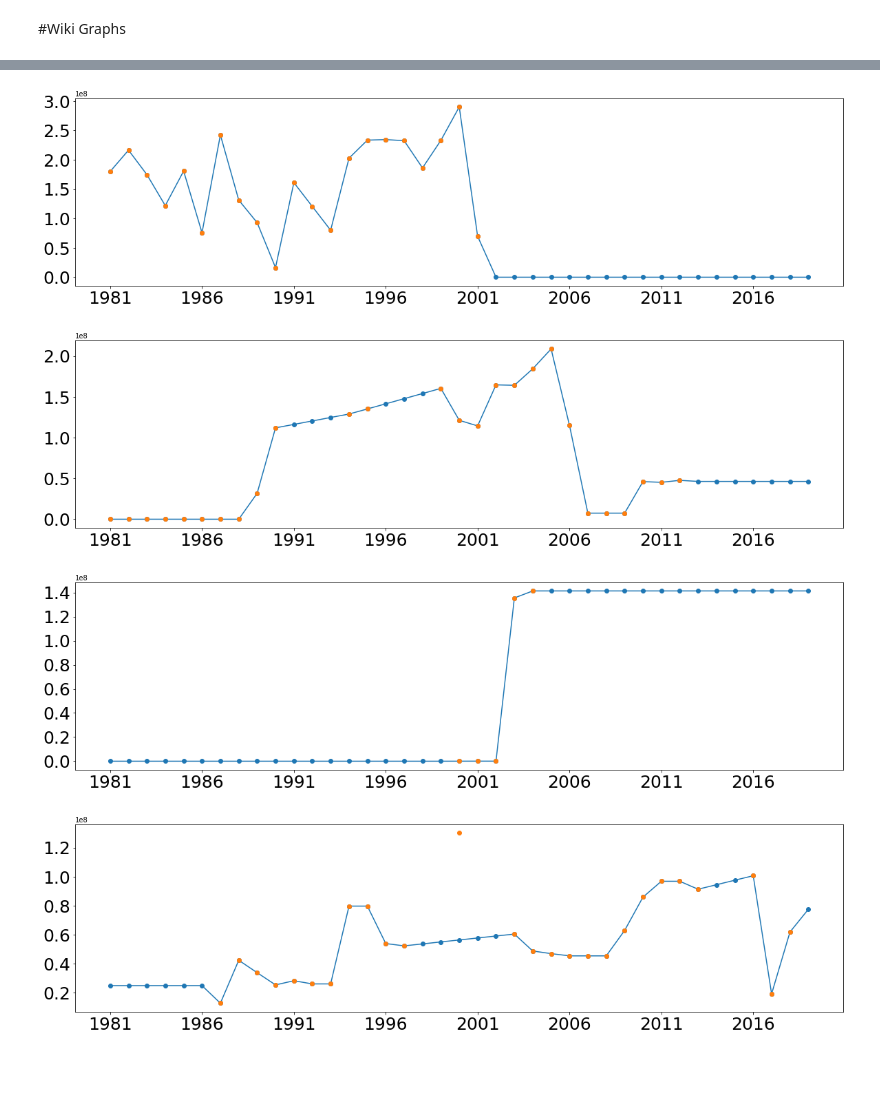
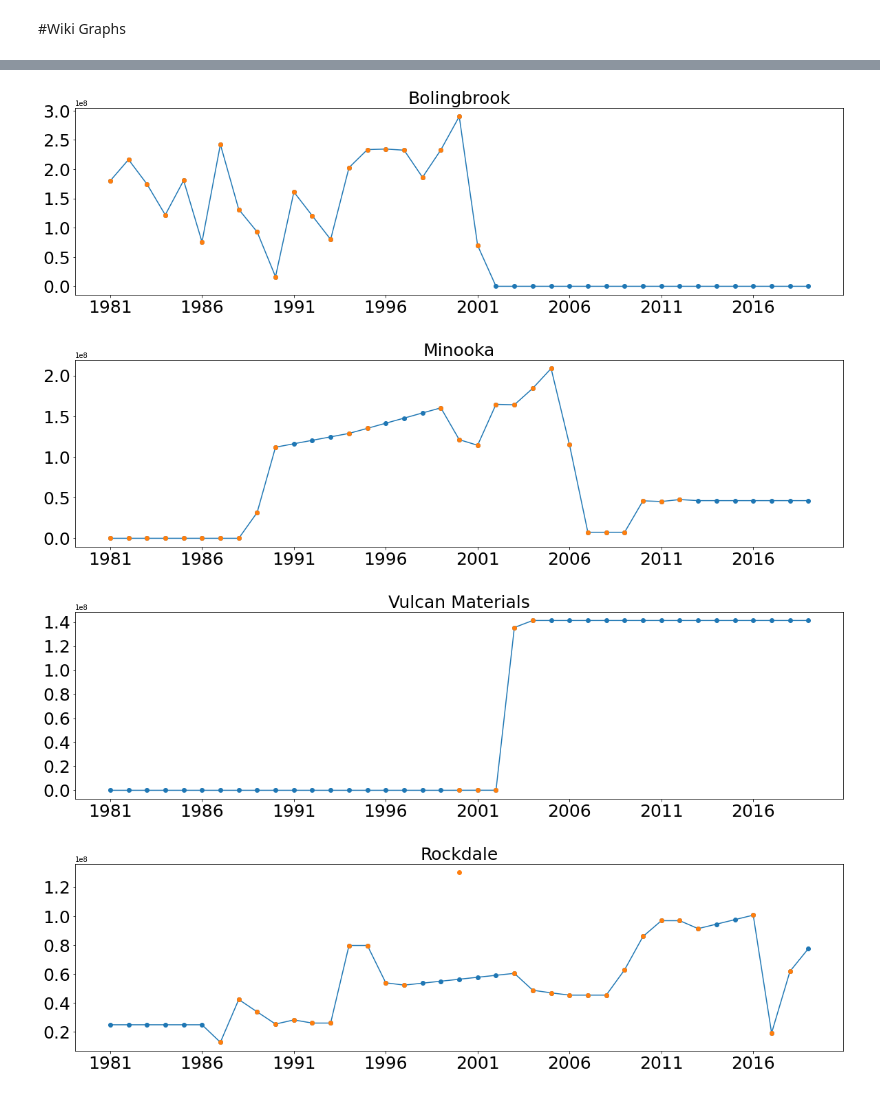
Before and after one commit to dbabrams/ShallowDolomite_Group, a Jupyter notebook: Milestone_1_3_d_Excel_Edit.ipynb, the cells around one changed output, grey strips where cells are left out. Cells and saved outputs as stored; diff of their text form; code cells hidden in the pictures; blank space fills up the shorter version.

```diff
--- a/Milestone_1_3_d_Excel_Edit.ipynb
+++ b/Milestone_1_3_d_Excel_Edit.ipynb
@@ -218,28 +191,32 @@ plt.show()
 # %%
 #plot Bolingbrook
 BOLc.plot(label='owner', figsize=(20,5), fontsize=25, style='o-')
 BOLr.plot(style='o')
+plt.title('Bolingbrook', fontsize=25)
 plt.show()
 # %% [output]
-[figure, old version]
+[figure, new version]
 # %%
 #plot Minooka
 MKAc.plot(label='owner', figsize=(20,5), fontsize=25, style='o-')
 MKAr.plot(style='o')
+plt.title('Minooka', fontsize=25)
 plt.show()
 # %% [output]
-[figure, old version]
+[figure, new version]
 # %%
 #plot Vulcan Materials
 VMTc.plot(label='owner', figsize=(20,5), fontsize=25, style='o-')
 VMTr.plot(style='o')
+plt.title('Vulcan Materials', fontsize=25)
 plt.show()
 # %% [output]
-[figure, old version]
+[figure, new version]
 # %%
 #plot Rockdale
 ROKc.plot(label='owner', figsize=(20,5), fontsize=25, style='o-')
 ROKr.plot(style='o')
+plt.title('Rockdale', fontsize=25)
 plt.show()
 # %% [output]
-[figure, old version]
+[figure, new version]
```
Also changed, not shown: parts of 7 cells of this notebook.
